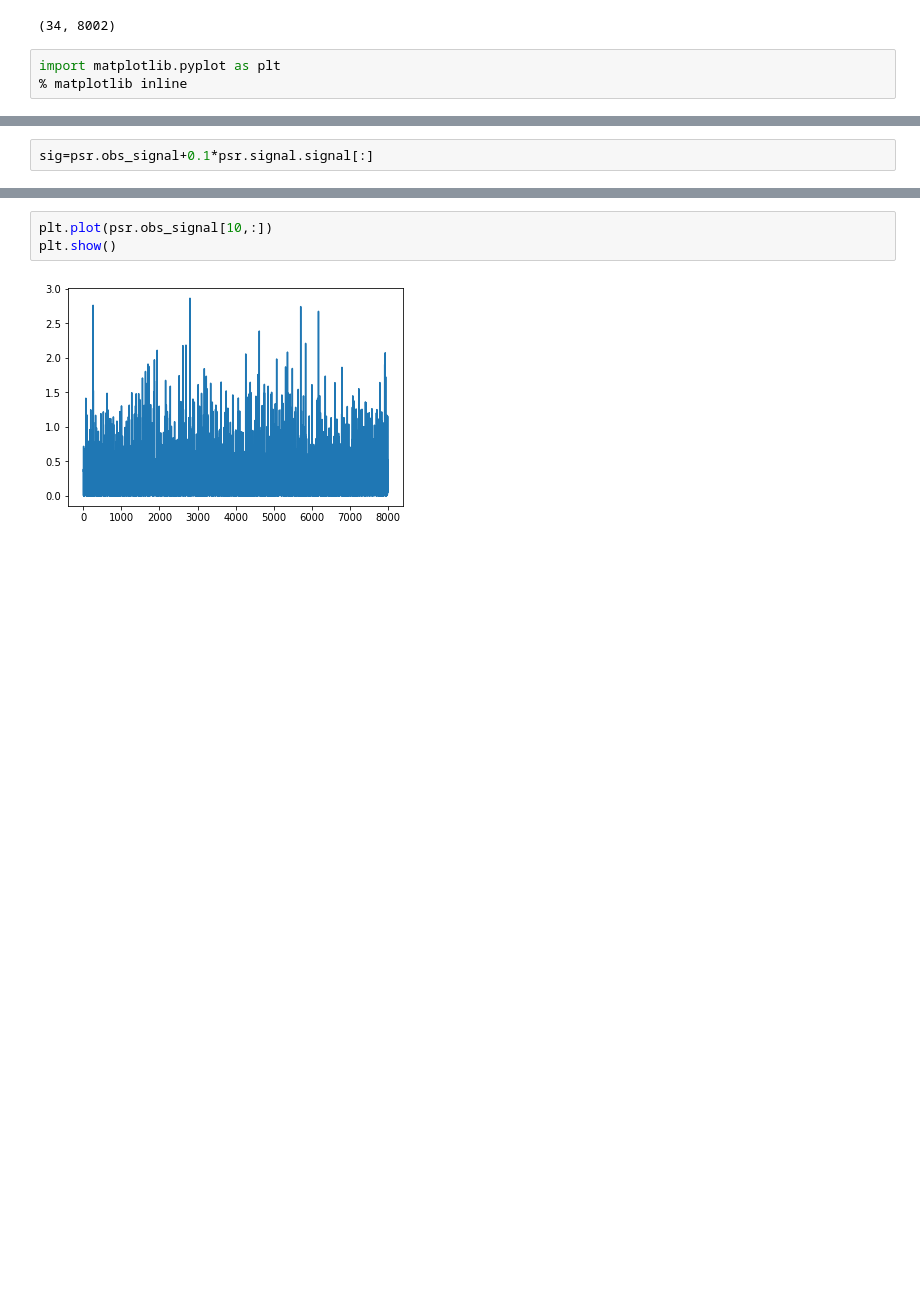
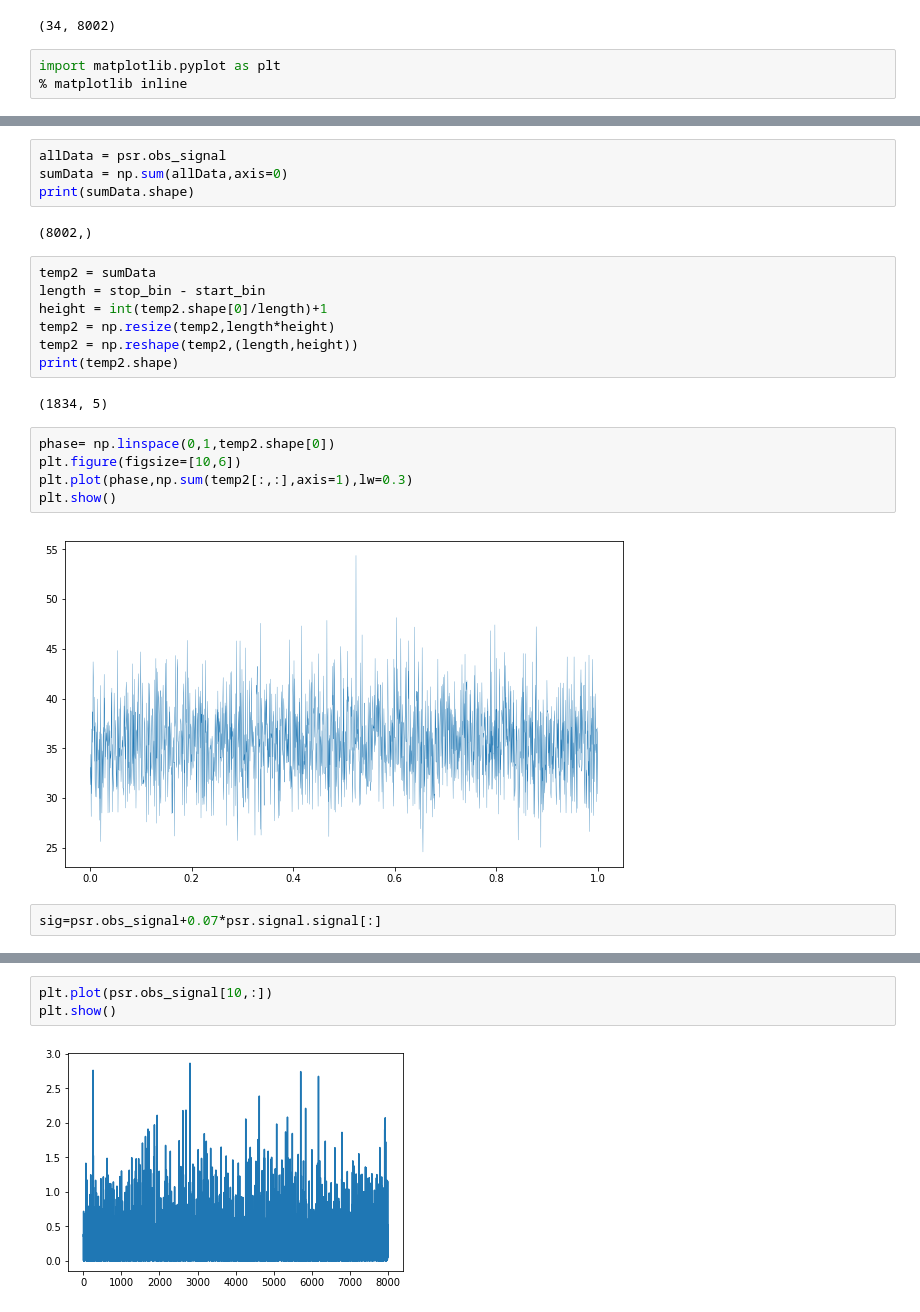
Before and after one commit to GersbachKa/psrsigsimTeaching, a Jupyter notebook: TestApp/Tau Scattering.ipynb, the cells around one changed output, grey strips where cells are left out. Saved outputs shown, nothing was run; the diff lists cells and outputs as text; blank space fills up the shorter version.

```diff
--- a/TestApp/Tau Scattering.ipynb
+++ b/TestApp/Tau Scattering.ipynb
@@ -146,5 +149,27 @@ plt.show()
+# %%
+allData = psr.obs_signal
+sumData = np.sum(allData,axis=0)
+print(sumData.shape)
+# %% [output]
+(8002,)
+# %%
+temp2 = sumData
+length = stop_bin - start_bin
+height = int(temp2.shape[0]/length)+1
+temp2 = np.resize(temp2,length*height)
+temp2 = np.reshape(temp2,(length,height))
+print(temp2.shape)
+# %% [output]
+(1834, 5)
+# %%
+phase= np.linspace(0,1,temp2.shape[0])
+plt.figure(figsize=[10,6])
+plt.plot(phase,np.sum(temp2[:,:],axis=1),lw=0.3)
+plt.show()
+# %% [output]
+[figure, added]
 # %%
-sig=psr.obs_signal+0.1*psr.signal.signal[:]
+sig=psr.obs_signal+0.07*psr.signal.signal[:]
 # %%
 plt.imshow(sig,origin='left',aspect='auto')
 plt.show()
```
Also changed, not shown: parts of 15 cells of this notebook, 1 other file.
